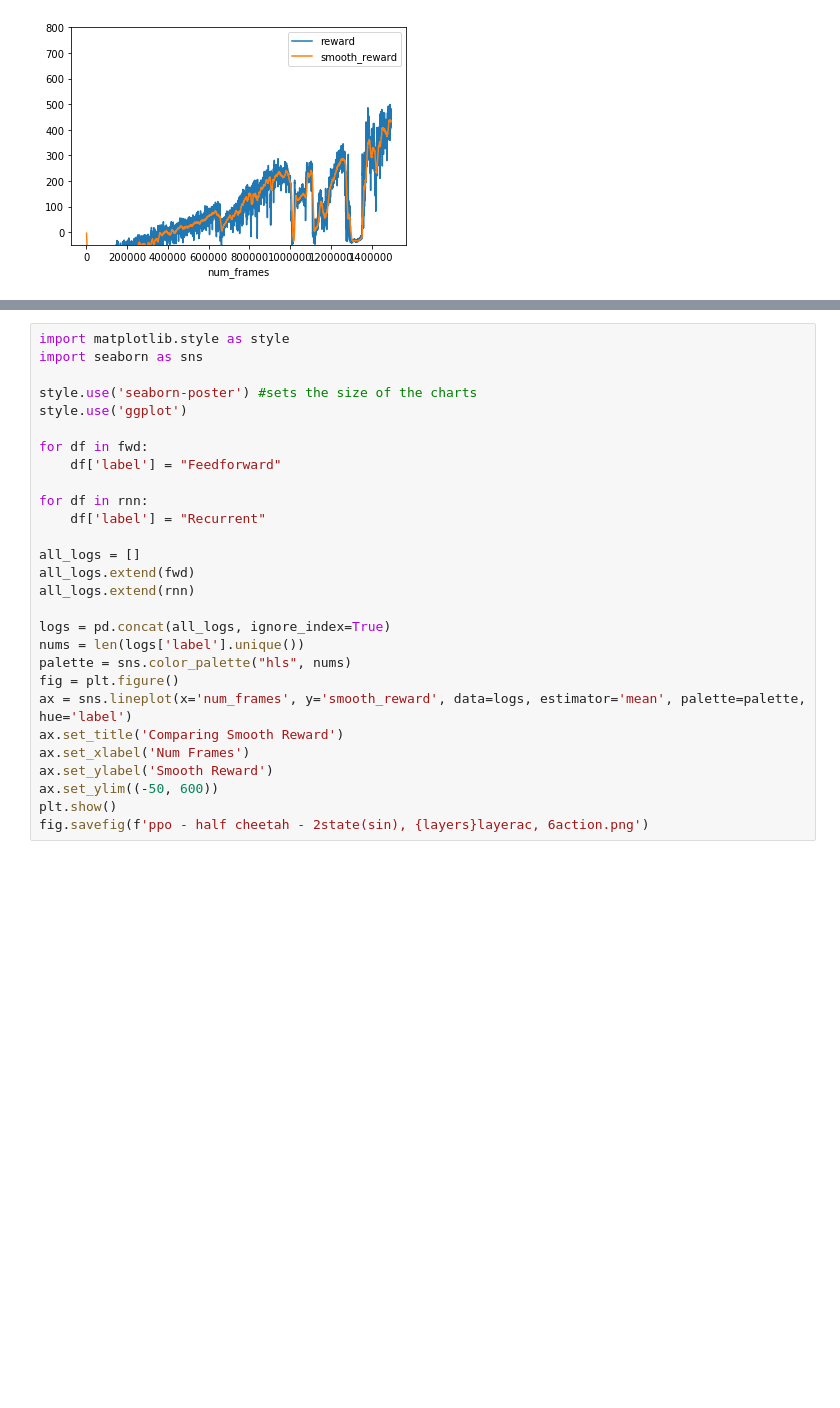
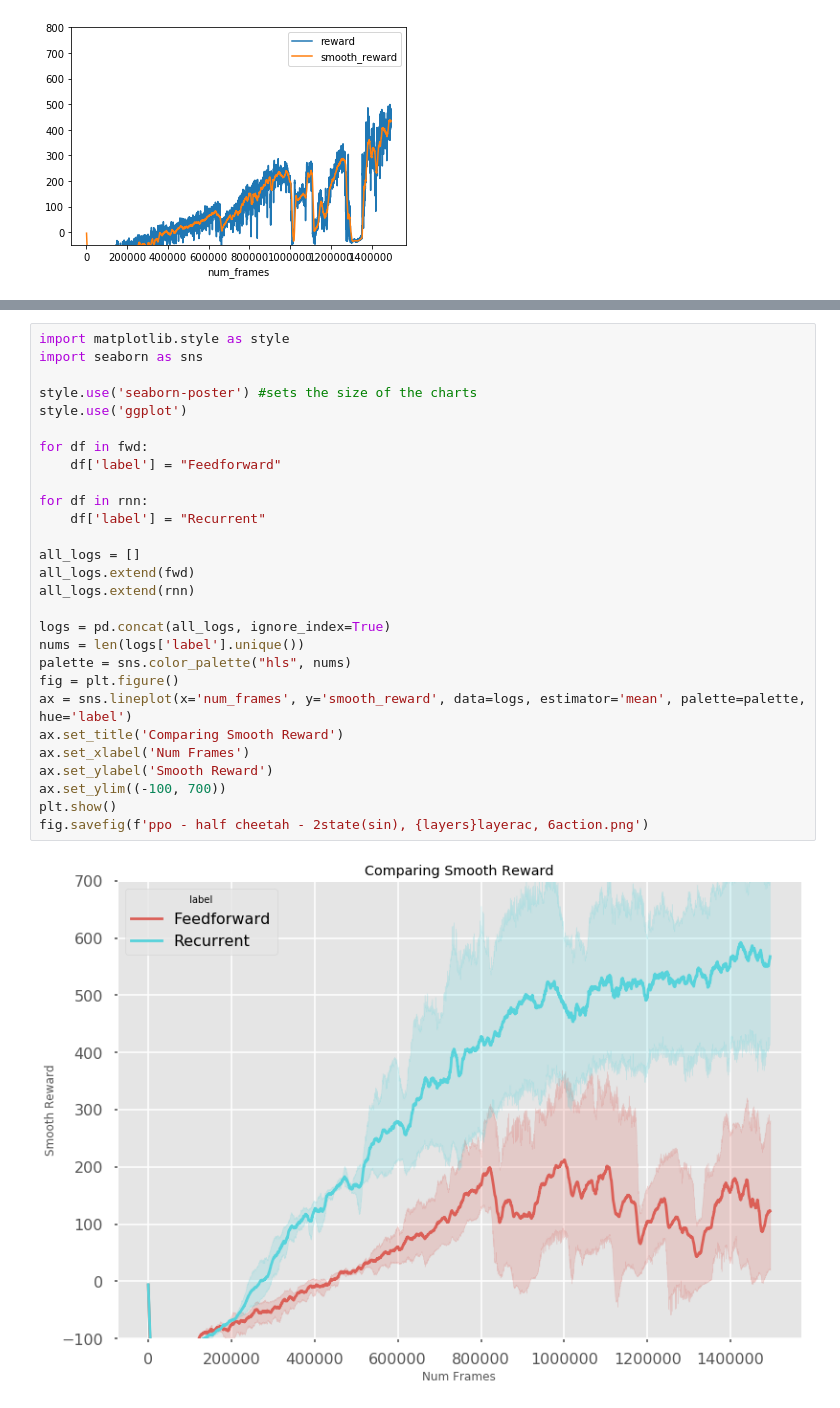
Before and after one commit to kying18/fin-rl, a Jupyter notebook: recurrent ppo - half cheetah - num layers 2 - right action space...?? - angle sin.ipynb, the cells around one changed output, grey strips where cells are left out. Drawn from its saved outputs; the diff is of its cells as text; blank space fills up the shorter version.

```diff
--- a/recurrent ppo - half cheetah - num layers 2 - right action space...?? - angle sin.ipynb
+++ b/recurrent ppo - half cheetah - num layers 2 - right action space...?? - angle sin.ipynb
@@ -620,28 +632,30 @@ Num eps:  5000
 # %%
 import matplotlib.style as style
 import seaborn as sns
 
 style.use('seaborn-poster') #sets the size of the charts
 style.use('ggplot')
 
 for df in fwd:
     df['label'] = "Feedforward"
 
 for df in rnn:
     df['label'] = "Recurrent"
 
 all_logs = []
 all_logs.extend(fwd)
 all_logs.extend(rnn)
 
 logs = pd.concat(all_logs, ignore_index=True)
 nums = len(logs['label'].unique())
 palette = sns.color_palette("hls", nums)
 fig = plt.figure()
 ax = sns.lineplot(x='num_frames', y='smooth_reward', data=logs, estimator='mean', palette=palette, hue='label')
 ax.set_title('Comparing Smooth Reward')
 ax.set_xlabel('Num Frames')
 ax.set_ylabel('Smooth Reward')
-ax.set_ylim((-50, 600))
+ax.set_ylim((-100, 700))
 plt.show()
 fig.savefig(f'ppo - half cheetah - 2state(sin), {layers}layerac, 6action.png')
+# %% [output]
+[figure, added]
```
Also changed, not shown: parts of 1 cell of this notebook, 2 other files.
